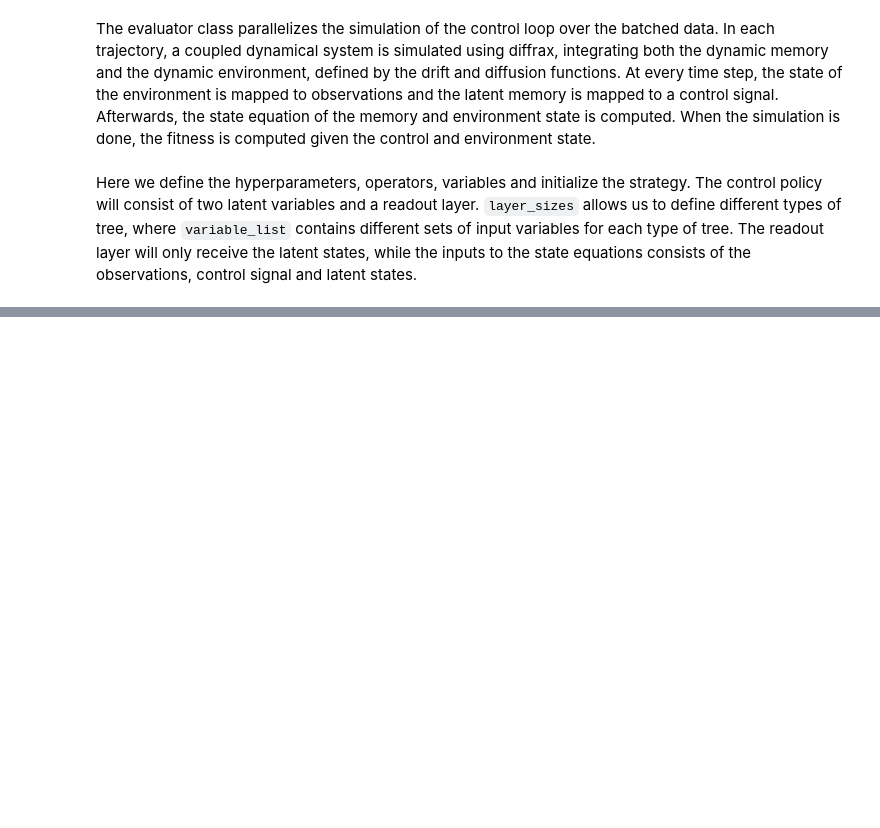
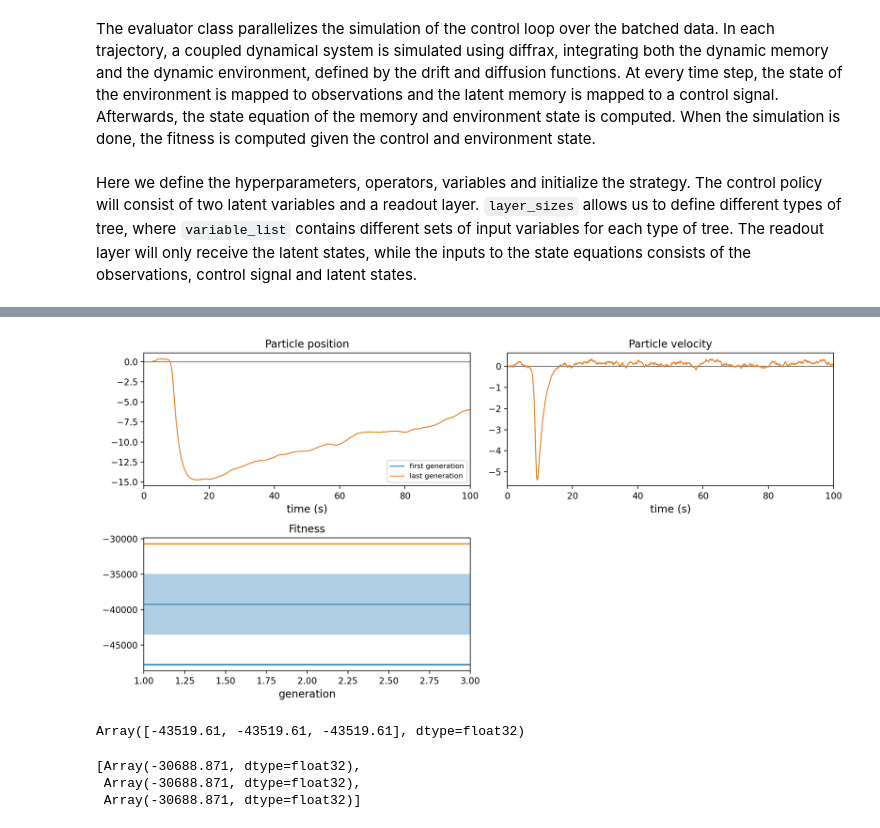
Before and after one commit to marcelvangerven/neuromorphic_intelligence, a Jupyter notebook: notebooks/differential_genetic_programming_repeated.ipynb, the cells around one changed output, grey strips where cells are left out. Cells and saved outputs as stored; diff of their text form; code cells hidden in the pictures; blank space fills up the shorter version.

```diff
--- a/notebooks/differential_genetic_programming_repeated.ipynb
+++ b/notebooks/differential_genetic_programming_repeated.ipynb
@@ -368,0 +351,58 @@ plt.savefig('../figures/differential_genetic_programming.pdf', format='pdf')
+# %%
+# stats for interquartile range
+fdata = jnp.array(FBEST)
+q1_learning = jnp.percentile(fdata, 25, axis=0)
+q3_learning = jnp.percentile(fdata, 75, axis=0)
+median_learning = jnp.median(fdata, axis=0)
+# %%
+# select best trajectory to plot
+bidx = jnp.argmax(jnp.array([f[-1] for f in FBEST]))
+xs0 = XS0[bidx]
+xs = XS[bidx]
+
+ts = jnp.arange(0, T, dt)
+
+fig, ax = plt.subplots(2, 2, figsize=(12,6))
+
+ax[0,0].plot([0, T], [0.0, 0.0], 'k-', lw=0.5,label='_nolegend_')
+ax[0,0].plot(ts, xs0[0,:,0],label='first generation', lw=1)
+ax[0,0].plot(ts, xs[0,:,0],label='last generation', lw=1)
+ax[0,0].legend()
+ax[0,0].set_title('Particle position');
+ax[0,0].set_xlabel('time (s)')
+
+ax[0,1].plot([0, T], [0.0, 0.0], 'k-', lw=0.5,label='_nolegend_')
+ax[0,1].plot(ts, xs0[0,:,1],label='first generation', lw=1)
+ax[0,1].plot(ts, xs[0,:,1],label='last generation', lw=1)
+ax[0,1].set_title('Particle velocity');
+ax[0,1].set_xlabel('time (s)')
+
+gens = jnp.arange(num_generations)+1
+ax[1,0].fill_between(gens, q1_learning, q3_learning, alpha=0.35)
+ax[1,0].plot(gens, median_learning, color=cmap(0), lw=1)
+for i in range(2):
+    ax[1,0].plot(gens, FBEST[i])
+    ax[1,0].set_title('Fitness');
+    ax[1,0].set_xlabel('generation')
+
+for i in range(2):
+    for j in range(2):
+        ax[i,j].margins(x=0)
+
+ax[1,1].axis('off')
+
+plt.tight_layout()
+
+plt.savefig('../figures/differential_genetic_programming.pdf', format='pdf')
+# %% [output]
+[figure, added]
+# %%
+q1_learning
+# %% [output]
+Array([-43519.61, -43519.61, -43519.61], dtype=float32)
+# %%
+FBEST[1]
+# %% [output]
+[Array(-30688.871, dtype=float32),
+ Array(-30688.871, dtype=float32),
+ Array(-30688.871, dtype=float32)]
```
Also changed, not shown: parts of 7 cells of this notebook, 6 other files.
